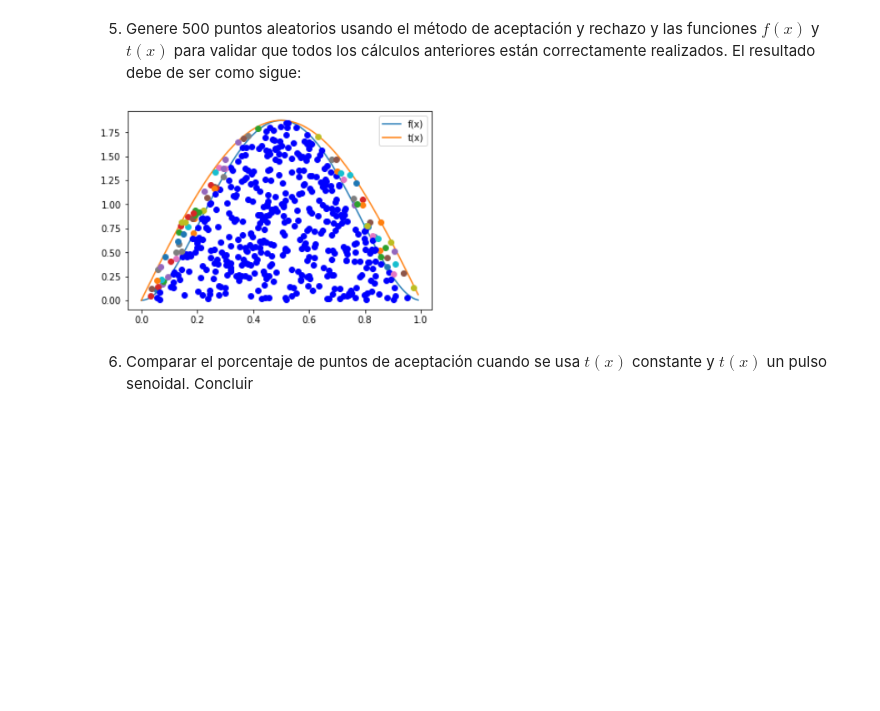
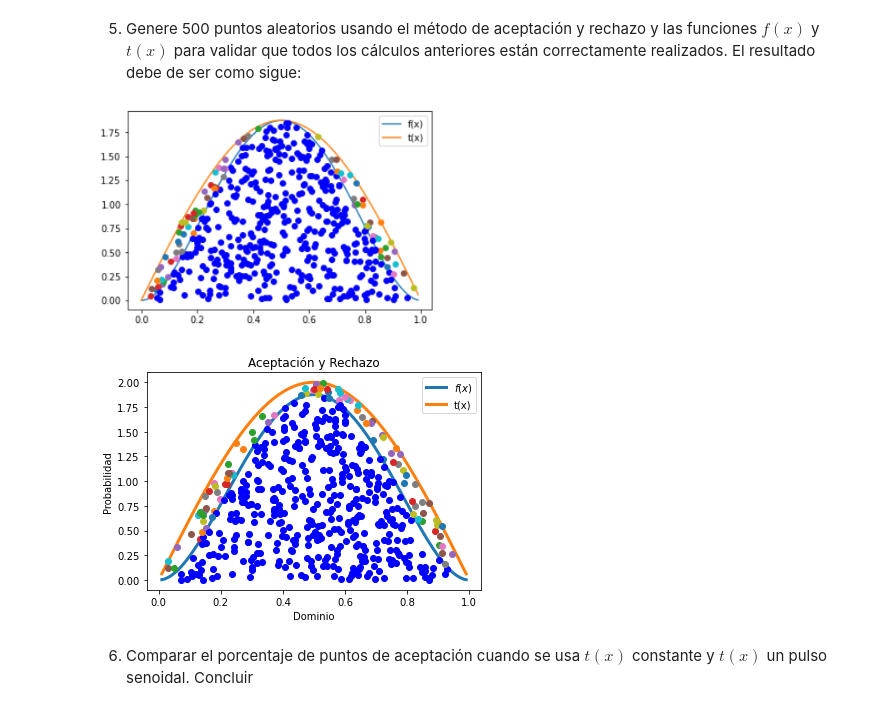
Before and after one commit to Zairo9/ProyectoConjunto_LSanchez_GHerrera, a Jupyter notebook: Tarea_5.ipynb, the cells around one changed output. Saved outputs shown, nothing was run; the diff lists cells and outputs as text; code cells hidden in the pictures; blank space fills up the shorter version.

```diff
--- a/Tarea_5.ipynb
+++ b/Tarea_5.ipynb
@@ -76,6 +110,36 @@ plt.show()
 ![image-2.png](attachment:image-2.png)
 # %%
 # Código de solución estudiante 1
+# %%
+def acep_rech(R2: 'Variables distribuidas U~U(0,1)', R1: 'Variables distribuidas como g(x)',
+                 f: 'Función objetivo a generar', t: 'Función que mayor a f'):
+    f_x = f(R1)
+    t_x = t(R1)
+    condition = R2 * t_x <= f_x
+    [plt.plot(R1[i],R2[i]*t_x[i],'ob') if condition[i] else plt.plot(R1[i],R2[i]*t_x[i],'o') \
+         for i in range(len(R1))]
+    plt.show()
+    x = [R1[i] for i in range(len(R1)) if condition[i]]
+
+    return x
+# %%
+f = lambda x: 30 * (x**2 - 2*x**3 + x**4)
+n = 500
+
+R2 = np.random.rand(n)
+R1 = t(n)
+
+dominio = np.linspace(0.01, .99, 500)
+plt.plot(dominio, fx(dominio), label = '$f(x)$', lw = 3)
+plt.plot(dominio, tx(dominio),label='t(x)', lw = 3)
+plt.title('Aceptación y Rechazo')
+plt.ylabel('Probabilidad')
+plt.xlabel("Dominio")
+plt.legend()
+puntos = acep_rech(R2,R1,fx,tx)
+plt.show()
+# %% [output]
+[figure, added]
 # %%
 # Código de solución estudiante 2
 # %% [markdown]
```
Also changed, not shown: parts of 7 cells of this notebook.
